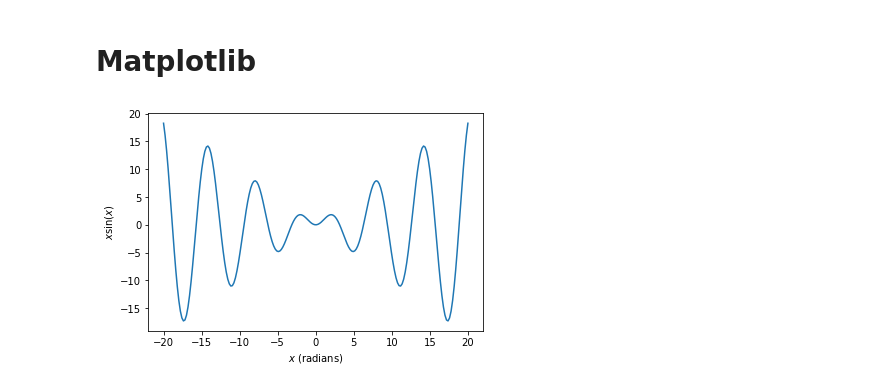
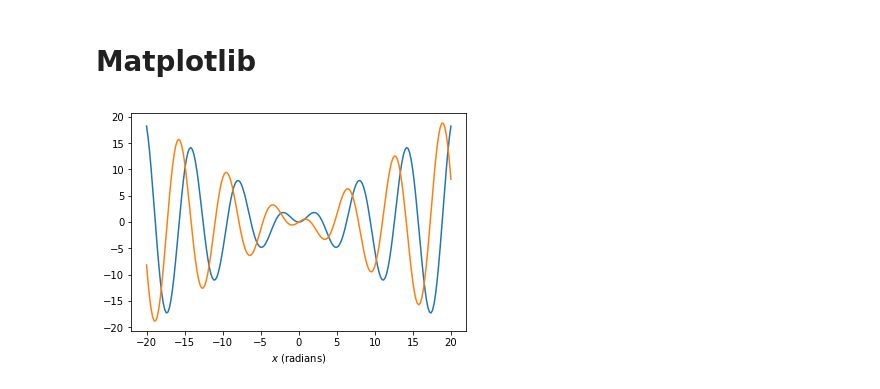
Before and after one commit to ipoole/PythonPlay, a Jupyter notebook: notebooks/read_csv.ipynb, the cells around one changed output. Cells and saved outputs as stored; diff of their text form; code cells hidden in the pictures.

```diff
--- a/notebooks/read_csv.ipynb
+++ b/notebooks/read_csv.ipynb
@@ -116,9 +116,10 @@ import matplotlib.pyplot as plt
 # %%
 x = np.linspace(-20, 20, 200)
 y = x * np.sin(x)
-plt.plot(x,y)
+y2 = x * np.cos(x)
+plt.plot(x,y,label='$x * \sin(x)$')
+plt.plot(x,y2,label='$x * \cos(x)$')
 plt.xlabel('$x$ (radians)')
-plt.ylabel('$x \sin(x)$')
 plt.show()
 # %% [output]
-[figure, old version]
+[figure, new version]
```
